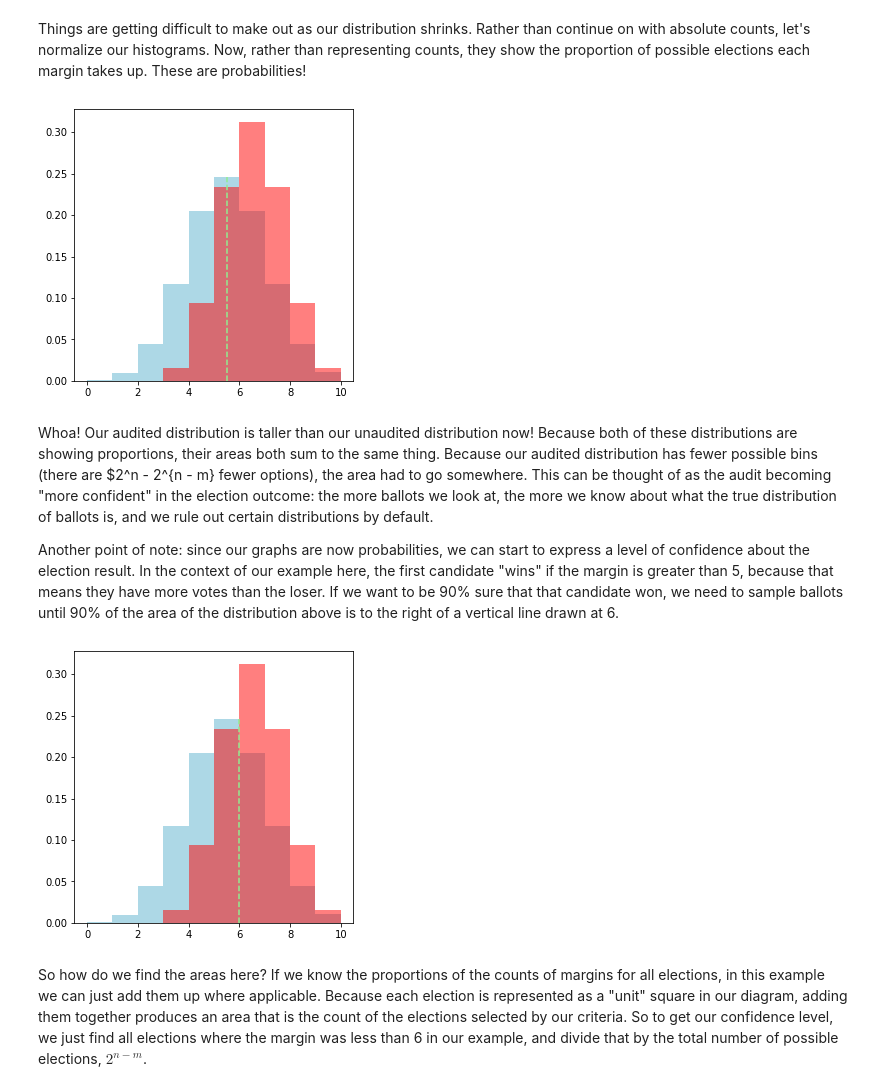
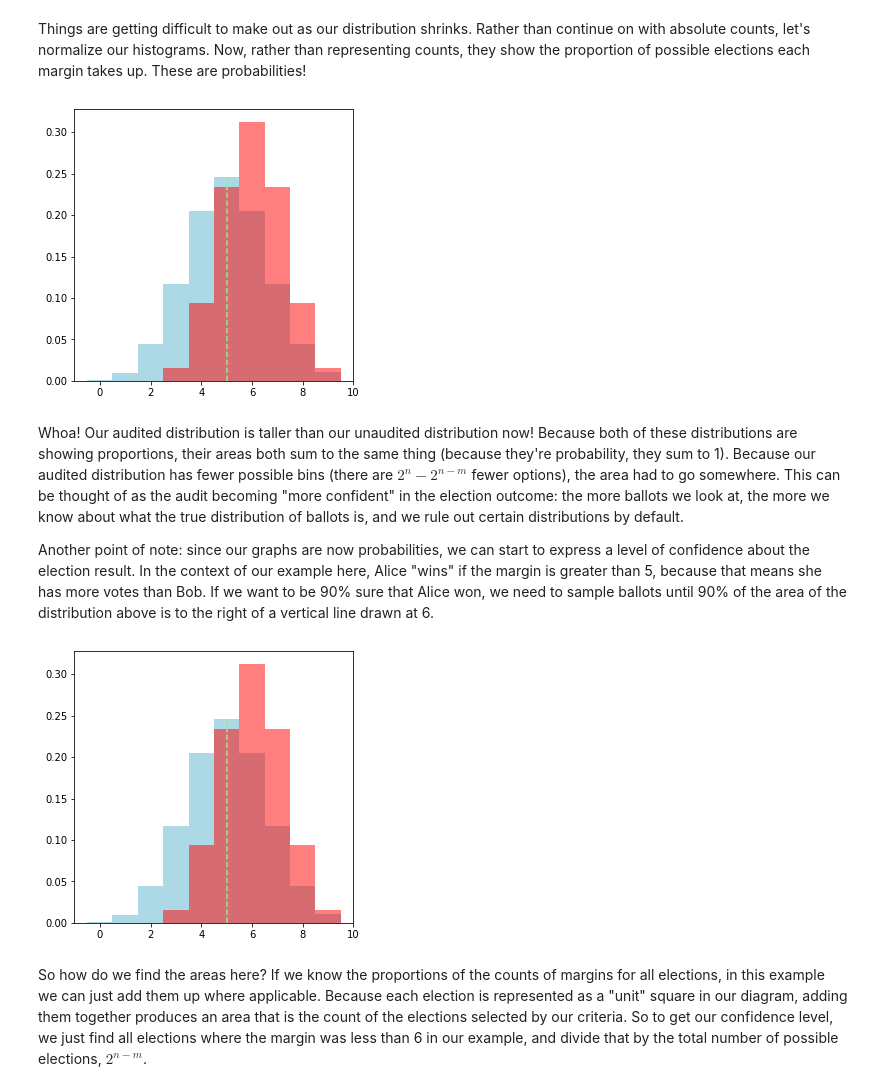
Before and after one commit to umbernhard/rlamath, a Jupyter notebook: Permutation-based Audits.ipynb, the cells around one changed output. Cells and saved outputs as stored; diff of their text form; code cells hidden in the pictures.

Commit message:
Working on ballot polling more

```diff
--- a/Permutation-based Audits.ipynb
+++ b/Permutation-based Audits.ipynb
@@ -68,10 +69,11 @@ audited_margins = np.zeros(2**(n - m))
 for i in range(2**(n - m)):
     audited_margins[i] = (m - 1) + (np.sum([int(j) for j in list('{0:0b}'.format(i))])) # Add two votes for the "winner"
 
-counts, _, _ = ax.hist(margins, color='lightblue')
-_ = ax.hist(audited_margins, range=(0, n), color='red')
+    ax.cla()
+counts, _, _ = ax.hist(margins, color='lightblue', align='left')
+_ = ax.hist(audited_margins, range=(0, n), color='red', align='left')
 
 
-ax.vlines(5.5, color='lightgreen', linestyle='dashed', ymin=0, ymax=max(counts))
+ax.vlines(5, color='lightgreen', linestyle='dashed', ymin=0, ymax=max(counts))
 fig
 # %% [output]
@@ -80,27 +82,27 @@ fig
 Things are getting difficult to make out as our distribution shrinks. Rather than continue on with absolute counts, let's normalize our histograms. Now, rather than representing counts, they show the proportion of possible elections each margin takes up. These are probabilities!
 # %%
 ax.cla()
-counts, _, _ = ax.hist(margins, density=True, color='lightblue')
-_ = ax.hist(audited_margins, range=(0, n), color='red', alpha=0.5,  density=True)
+counts, _, _ = ax.hist(margins, density=True, color='lightblue', align='left')
+_ = ax.hist(audited_margins, range=(0, n), color='red', align='left', alpha=0.5,  density=True)
 
 
-ax.vlines(5.5, color='lightgreen', linestyle='dashed', ymin=0, ymax=max(counts))
+ax.vlines(5, color='lightgreen', linestyle='dashed', ymin=0, ymax=max(counts))
 fig
 # %% [output]
-[figure, old version]
+[figure, new version]
 # %% [markdown]
-Whoa! Our audited distribution is taller than our unaudited distribution now! Because both of these distributions are showing proportions, their areas both sum to the same thing. Because our audited distribution has fewer possible bins (there are $2^n - 2^{n - m} fewer options), the area had to go somewhere. This can be thought of as the audit becoming "more confident" in the election outcome: the more ballots we look at, the more we know about what the true distribution of ballots is, and we rule out certain distributions by default.
+Whoa! Our audited distribution is taller than our unaudited distribution now! Because both of these distributions are showing proportions, their areas both sum to the same thing (because they're probability, they sum to 1). Because our audited distribution has fewer possible bins (there are $2^n - 2^{n - m}$ fewer options), the area had to go somewhere. This can be thought of as the audit becoming "more confident" in the election outcome: the more ballots we look at, the more we know about what the true distribution of ballots is, and we rule out certain distributions by default.
 
-Another point of note: since our graphs are now probabilities, we can start to express a level of confidence about the election result. In the context of our example here, the first candidate "wins" if the margin is greater than 5, because that means they have more votes than the loser. If we want to be 90% sure that that candidate won, we need to sample ballots until 90% of the area of the distribution above is to the right of a vertical line drawn at 6.
+Another point of note: since our graphs are now probabilities, we can start to express a level of confidence about the election result. In the context of our example here, Alice "wins" if the margin is greater than 5, because that means she has more votes than Bob. If we want to be 90% sure that Alice won, we need to sample ballots until 90% of the area of the distribution above is to the right of a vertical line drawn at 6.
 # %%
 ax.cla()
-counts, _, _ = ax.hist(margins, color='lightblue', density=True)
-_ = ax.hist(audited_margins, range=(0, n), color='red', alpha=0.5,  density=True)
+counts, _, _ = ax.hist(margins, color='lightblue', align='left', density=True)
+_ = ax.hist(audited_margins, range=(0, n), color='red', align='left', alpha=0.5,  density=True)
 
-ax.vlines(6, color='lightgreen', linestyle='dashed', ymin=0, ymax=max(counts))
+ax.vlines(5, color='lightgreen', linestyle='dashed', ymin=0, ymax=max(counts))
 fig
 # %% [output]
-[figure, old version]
+[figure, new version]
 # %% [markdown]
 So how do we find the areas here? If we know the proportions of the counts of margins for all elections, in this example we can just add them up where applicable. Because each election is represented as a "unit" square in our diagram, adding them together produces an area that is the count of the elections selected by our criteria. So to get our confidence level, we just find all elections where the margin was less than 6 in our example, and divide that by the total number of possible elections, $2^{n - m}$.
 # %%
```
Also changed, not shown: parts of 7 cells of this notebook, 4 other files.
